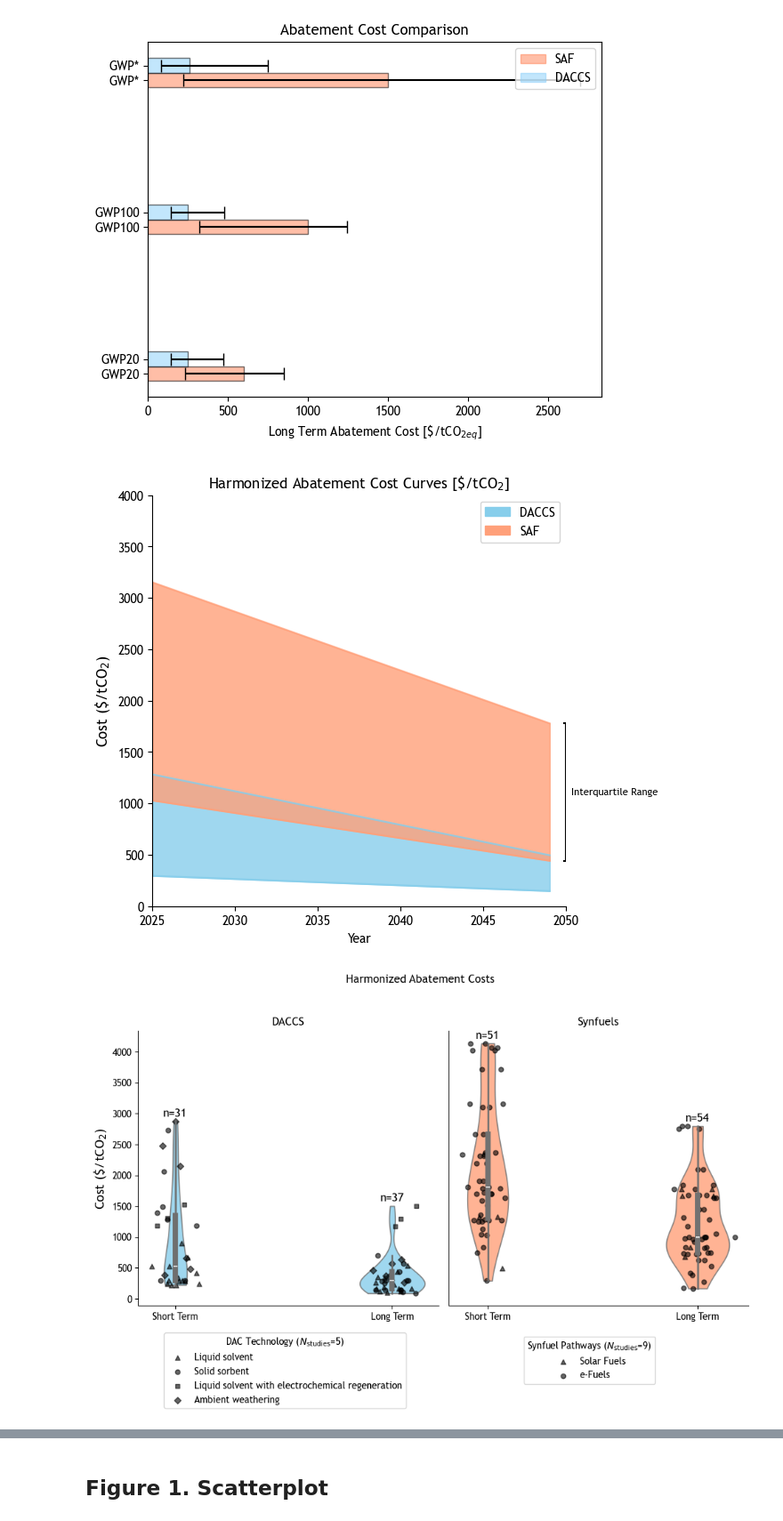
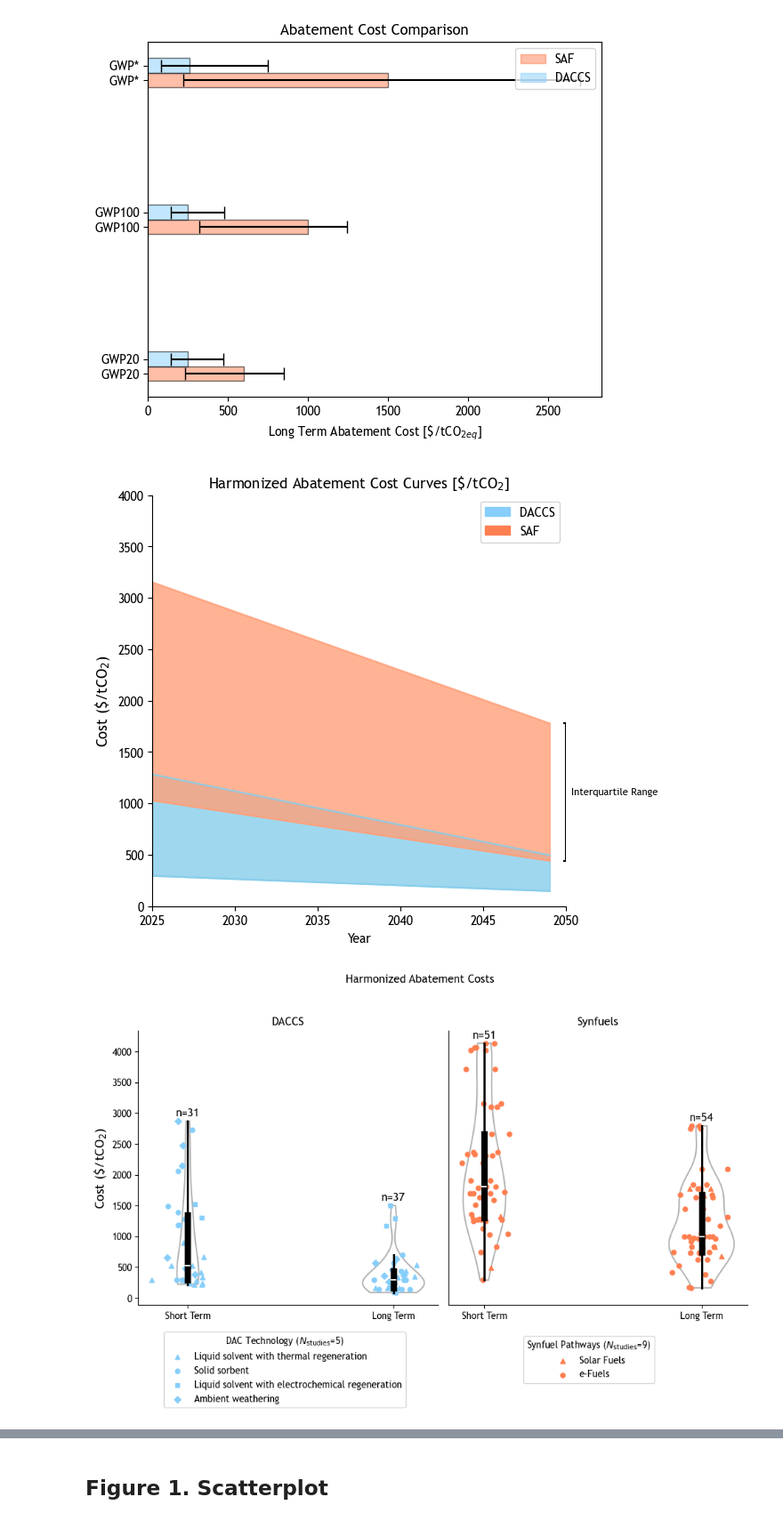
Before and after one commit to kfdsievert/DACCSvDACCU, a Jupyter notebook: code/plots.ipynb, the cells around one changed output, grey strips where cells are left out. Shown: that part at 89% size. Drawn from its saved outputs; the diff is of its cells as text; code cells hidden in the pictures.

```diff
--- a/code/plots.ipynb
+++ b/code/plots.ipynb
@@ -238,8 +240,8 @@ ax.plot(years, percentile_75th_values_synfuels, color='lightsalmon', alpha=0.6)
 ax.fill_between(years, percentile_25th_values_synfuels, percentile_75th_values_synfuels, color='lightsalmon', alpha=0.8)
 
 # Custom legend patches
-daccs_patch = Patch(color='skyblue', label='DACCS')
-synfuels_patch = Patch(color='lightsalmon', label='SAF')
+daccs_patch = Patch(color=color_daccs, label='DACCS')
+synfuels_patch = Patch(color=color_saf, label='SAF')
 
 # Add custom legend
 ax.legend(handles=[daccs_patch, synfuels_patch], loc='upper right')
@@ -270,11 +272,14 @@ ax.text(end_year + 0.3, (synfuel_25th + synfuel_75th) / 2, 'Interquartile Range'
 plt.savefig(os.path.join(notebook_dir, f"{root}/outputs/{folder_name}/figures/abatement_cost_curves.png"))
 plt.show()
 # %% [output]
-[figure, old version]
+[figure, new version]
+# %%
+# Rename liquid solvent to liquid solvent with thermal regeneration
+daccs_df.loc[daccs_df["DAC Technology"] == "Liquid solvent","DAC Technology"] = "Liquid solvent with thermal regeneration"
 # %%
 # Define symbol dictionaries
 dac_symbols = {
-    'Liquid solvent': "^",
+    'Liquid solvent with thermal regeneration': "^",
     'Solid sorbent': "o",
     'Liquid solvent with electrochemical regeneration': "s",
     'Ambient weathering': "D"
@@ -296,7 +301,7 @@ fig.suptitle('Harmonized Abatement Costs')
 # DACCS Studies violin plot with single color
 sns.violinplot(
     data=daccs_df, x="Term", y="Fully Harmonized NET REMOVED COST (incl T&S",
-    inner="box", color="skyblue", saturation=1, cut=0, width=0.3, orient='v', alpha=0.8, ax=axs[0]
+    inner="box", color="black", fill = False, cut=0, width=0.3, orient='v', alpha=0.3, ax=axs[0]
 )
 
 # Overlay symbols with jittered scatter points for DACCS studies
@@ -309,7 +314,7 @@ for dac_type, marker in dac_symbols.items():
     axs[0].scatter(
         x=x_jittered,  # jittered x-position
         y=subset["Fully Harmonized NET REMOVED COST (incl T&S"],
-        color="black", s=25, alpha=0.6, marker=marker, label=dac_type
+        color=color_daccs, s=25, alpha=1, marker=marker, label=dac_type
     )
 
 # Annotate with number of data points
@@ -323,7 +328,7 @@ axs[0].set_ylabel(r'Cost (\$/tCO$_2$)', fontsize=14)
 # Synfuels Studies violin plot with single color
 sns.violinplot(
     data=synfuels_df, x="Term", y="Fully Harmonized",
-    inner="box", color="lightsalmon", saturation=1, cut=0, width=0.3, orient='v', alpha=0.8, ax=axs[1]
+    inner="box", color="black", fill = False, cut=0, width=0.3, orient='v', alpha=0.3, ax=axs[1]
 )
 
 # Overlay symbols with jittered scatter points for Synfuels
@@ -336,7 +341,7 @@ for synfuel_type, marker in synfuel_symbols.items():
     axs[1].scatter(
         x=x_jittered,  # jittered x-position
         y=subset["Fully Harmonized"],
-        color="black", s=25, alpha=0.6, marker=marker, label=synfuel_type
+        color=color_saf, s=25, alpha=1, marker=marker, label=synfuel_type
     )
 
 # Annotate with number of data points
@@ -350,34 +355,34 @@ axs[0].set_title('DACCS')
 axs[1].set_title('Synfuels')
 
 # Remove x-axis label on both panels
 axs[0].set_xlabel("")
 axs[1].set_xlabel("")
 
 # Hide y-axis ticks on the second panel
 axs[1].tick_params(left=False)
 
 # Hide top and right spines for a cleaner look
 for ax in axs:
     ax.spines['top'].set_visible(False)
     ax.spines['right'].set_visible(False)
 
 # Set legends outside the subplots below the graph
 fig.legend(handles=axs[0].get_legend_handles_labels()[0],
            labels=axs[0].get_legend_handles_labels()[1],
            loc='lower center', bbox_to_anchor=(0.3, -0.1), title=f"DAC Technology ($N_{{\\text{{studies}}}}$={num_dac_studies})")
 
 fig.legend(handles=axs[1].get_legend_handles_labels()[0],
            labels=axs[1].get_legend_handles_labels()[1],
            loc='lower center', bbox_to_anchor=(0.75, -0.04), title=f"Synfuel Pathways ($N_{{\\text{{studies}}}}$={num_synfuel_studies})")
 
 # Remove grids
 axs[0].grid(False)
 axs[1].grid(False)
 
 plt.tight_layout(rect=[0, 0.1, 1, 0.95])  # Adjust layout to fit title and legends
 plt.show()
 # %% [output]
-[figure, old version]
+[figure, new version]
 # %%
 fig,ax = plt.subplots(figsize=(3,5))
 
```
Also changed, not shown: parts of 8 cells of this notebook, 4 other files.
